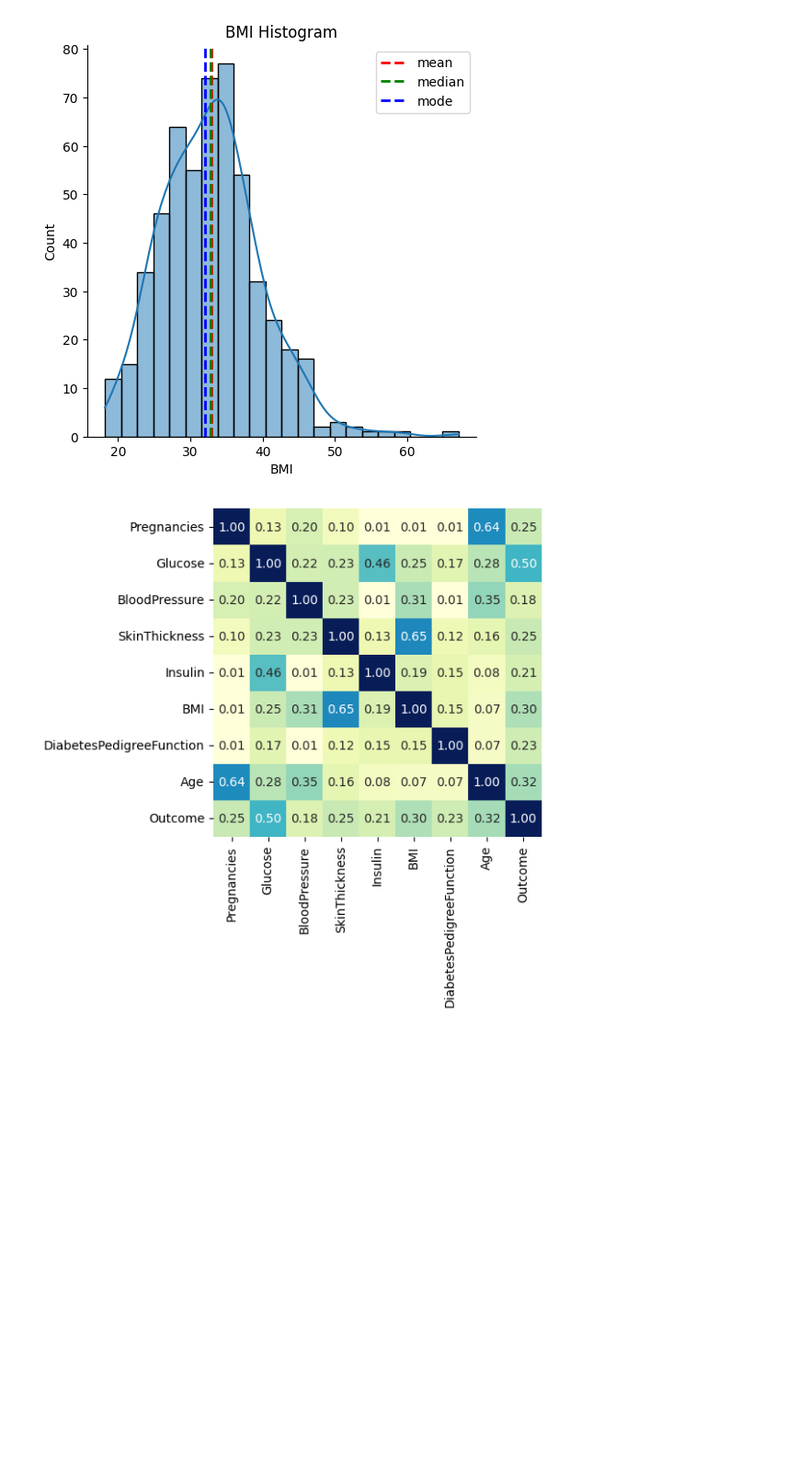
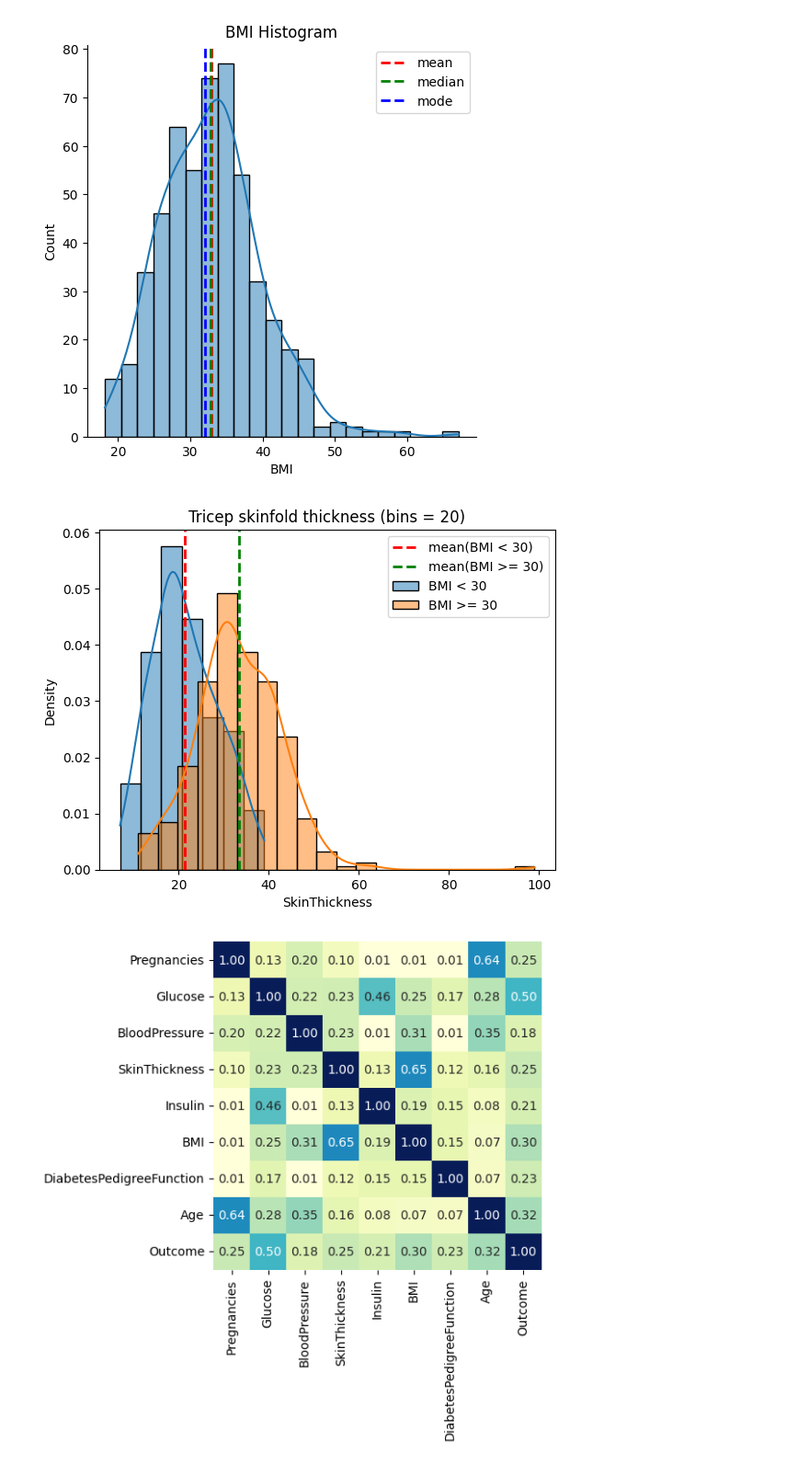
Before and after one commit to 000alen/minerva-cs, a Jupyter notebook: cs51-correlation-and-regression/Alen.ipynb, the cells around one changed output. Shown: that part at 92% size. Drawn from its saved outputs; the diff is of its cells as text; code cells hidden in the pictures; blank space fills up the shorter version.

```diff
--- a/cs51-correlation-and-regression/Alen.ipynb
+++ b/cs51-correlation-and-regression/Alen.ipynb
@@ -81,6 +85,60 @@ plot_distribution(df[Y], "bmi-histogram")
 # %% [output]
 [figure]
 [figure]
+# %%
+BINS = 20
+Y_THRESHOLD = 30
+
+control = df[df[Y] < Y_THRESHOLD]
+treatment = df[df[Y] >= Y_THRESHOLD]
+
+control_range = control[X].max() - control[X].min()
+treatment_range = treatment[X].max() - treatment[X].min()
+max_range = max(control_range, treatment_range)
+control_bins = round(control_range / max_range * BINS)
+treatment_bins = round(treatment_range / max_range * BINS)
+
+sns.histplot(
+    control[X],
+    label=f"{Y} < {Y_THRESHOLD}",
+    bins=control_bins,
+    stat="density",
+    kde=True,
+    # ax=ax,
+)
+
+plt.axvline(
+    control[X].mean(),
+    color="red",
+    label=f"mean({Y} < {Y_THRESHOLD})",
+    linestyle="--",
+    linewidth=2,
+)
+
+sns.histplot(
+    treatment[X],
+    label=f"{Y} >= {Y_THRESHOLD}",
+    bins=treatment_bins,
+    stat="density",
+    kde=True,
+    # ax=ax,
+)
+
+plt.axvline(
+    treatment[X].mean(),
+    color="green",
+    label=f"mean({Y} >= {Y_THRESHOLD})",
+    linestyle="--",
+    linewidth=2,
+)
+
+plt.title(f"Tricep skinfold thickness (bins = {BINS})")
+plt.legend()
+
+# plt.savefig("figure3.png", dpi=600)
+plt.show()
+# %% [output]
+[figure, added]
 # %%
 def plot_correlation_matrix(df: DataFrame, name: Optional[str] = None):
     """Plots (and saves) a correlation matrix for the given DataFrame."""
```
Also changed, not shown: parts of 4 cells of this notebook, 23 other files.
